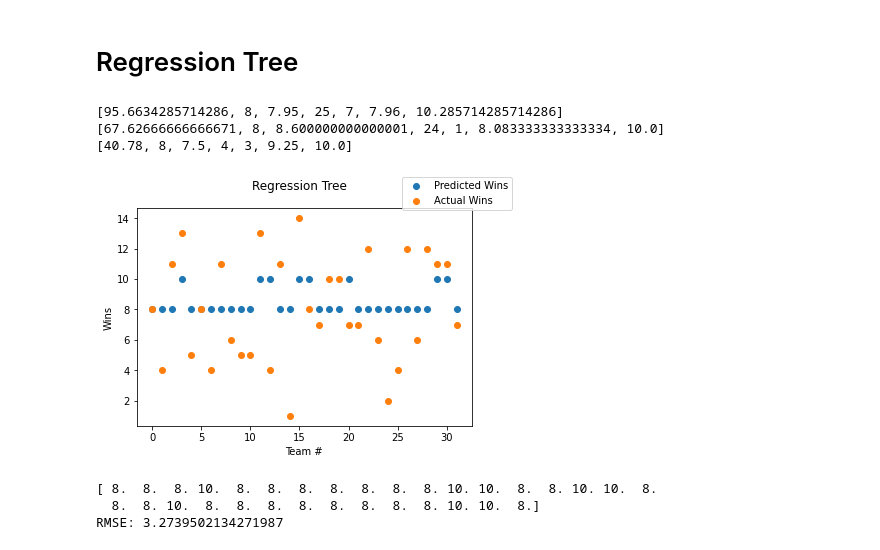
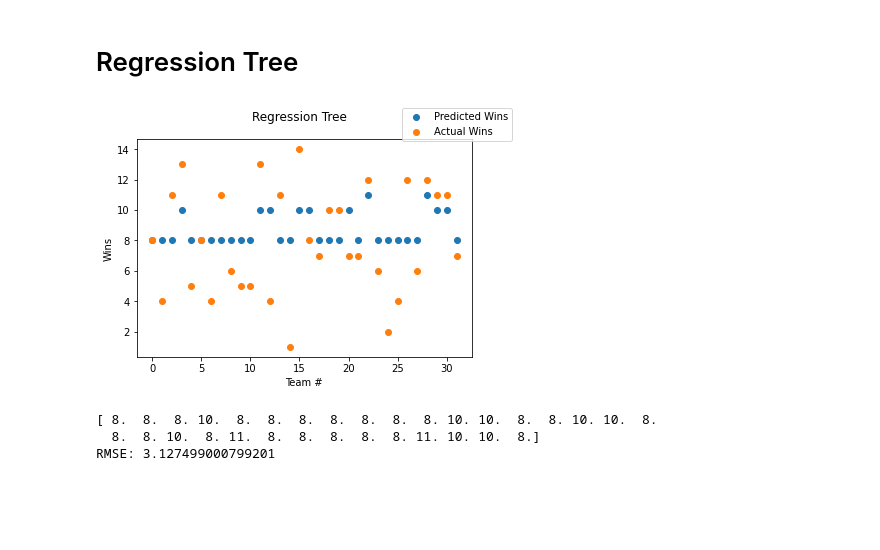
Before and after one commit to JuneyBoy/Football-SL-Project, a Jupyter notebook: Football_Predictions.ipynb, the cells around one changed output. Drawn from its saved outputs; the diff is of its cells as text; code cells hidden in the pictures; blank space fills up the shorter version.

Commit message:
Fixed best_split to return sorted_observations

```diff
--- a/Football_Predictions.ipynb
+++ b/Football_Predictions.ipynb
@@ -336,8 +336,8 @@ def find_ssr(observations, column_num, split, lt_num, gt_num):
 
 
 def find_best_split(observations):
-    # best_split[0]=SSR, best_split[1]=column(attribute) #, best_split[2]=split value, best_split[3]=# of observations less than split,
-    # best_split[4]=index of observations greater than split, best_split[5]=lt_prediction, best_split[6]=gt_prediction
+    # best_split[0]=SSR, best_split[1]=column(attribute) #, best_split[2]=split value, best_split[3]=observations less than split,
+    # best_split[4]=observations greater than split, best_split[5]=lt_prediction, best_split[6]=gt_prediction
     best_split = [float("inf"), -1, 0, 0, 0, 0, 0]
     # enumerating over all the columns(attributes)
     # print(observations[0])
@@ -361,21 +361,21 @@ def find_best_split(observations):
                     ssr[0],
                     i,
                     split,
-                    j + 1,
-                    len(sorted_observations) - (j + 1),
+                    sorted_observations[:j+1],
+                    sorted_observations[j+1:],
                     ssr[1],
                     ssr[2],
                 ]
-    print(best_split)
+    # print(best_split)
     return best_split
 
 
-def grow_tree(root, observations, min_num_of_observations_per_split=5, min_ssr_delta=10):
+def grow_tree(root, observations, min_num_of_observations_per_split=2, min_ssr_delta=5):
     while True:
         split_info = find_best_split(observations)
         if (
-            split_info[3] < min_num_of_observations_per_split
-            or split_info[4] < min_num_of_observations_per_split
+            len(split_info[3]) < min_num_of_observations_per_split
+            or len(split_info[4]) < min_num_of_observations_per_split
             or root.ssr - split_info[0] < min_ssr_delta
         ):
             child = TreeNode()
@@ -400,10 +400,10 @@ def grow_tree(root, observations, min_num_of_observations_per_split=5, min_ssr_d
         root.ssr = split_info[0]
 
         root.left = TreeNode()
-        root.left = grow_tree(root.left, observations[:split_info[3]])
+        root.left = grow_tree(root.left, split_info[3])
 
         root.right = TreeNode()
-        root.right = grow_tree(root.right, observations[split_info[3]:])
+        root.right = grow_tree(root.right, split_info[4])
 
         root.is_leaf_node = False
 
@@ -434,37 +434,34 @@ root = grow_tree(
 )
 
 predicted_wins = np.round(
     get_predictions_from_tree(
         root, [validation_example[:-1] for validation_example in validation_examples]
     )
 )
 
 actual_wins = [validation_example[-1] for validation_example in validation_examples]
 
 ex_nums = [i for i in range(len(predicted_wins))]
 
 fig = plt.figure()
 
 plt.scatter(ex_nums, predicted_wins, label="Predicted Wins")
 plt.scatter(
     ex_nums,
     actual_wins,
     label="Actual Wins",
 )
 
 fig.suptitle("Regression Tree")
 plt.xlabel("Team #")
 plt.ylabel("Wins")
 fig.legend()
 plt.show()
 
 print(predicted_wins)
 print("RMSE: {}".format(rmse(predicted_wins, actual_wins)))
 # %% [output]
+[figure, new version]
-[95.6634285714286, 8, 7.95, 25, 7, 7.96, 10.285714285714286]
-[67.62666666666671, 8, 8.600000000000001, 24, 1, 8.083333333333334, 10.0]
-[40.78, 8, 7.5, 4, 3, 9.25, 10.0]
+[ 8.  8.  8. 10.  8.  8.  8.  8.  8.  8.  8. 10. 10.  8.  8. 10. 10.  8.
+  8.  8. 10.  8. 11.  8.  8.  8.  8.  8. 11. 10. 10.  8.]
+RMSE: 3.127499000799201
-[figure, old version]
-[ 8.  8.  8. 10.  8.  8.  8.  8.  8.  8.  8. 10. 10.  8.  8. 10. 10.  8.
-  8.  8. 10.  8.  8.  8.  8.  8.  8.  8.  8. 10. 10.  8.]
-RMSE: 3.2739502134271987
```
